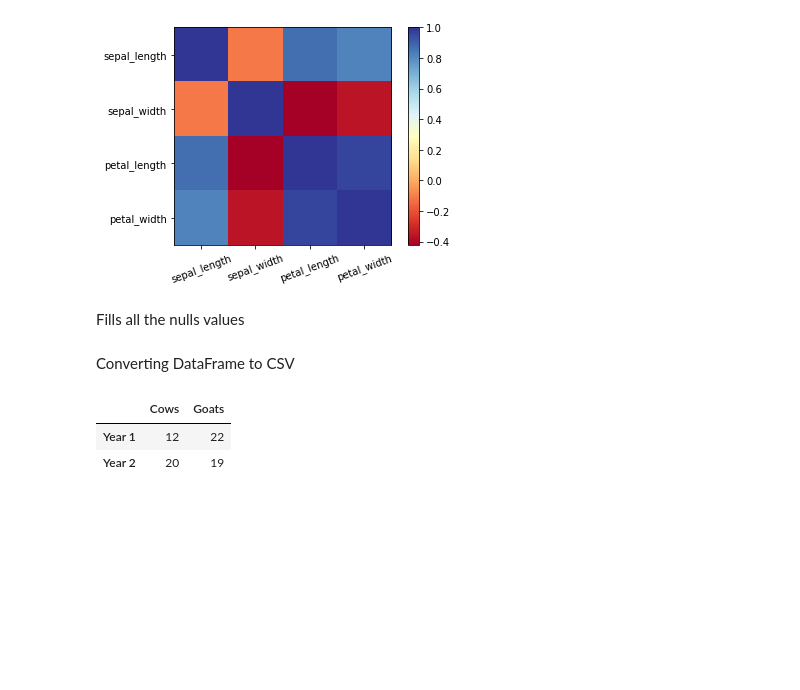
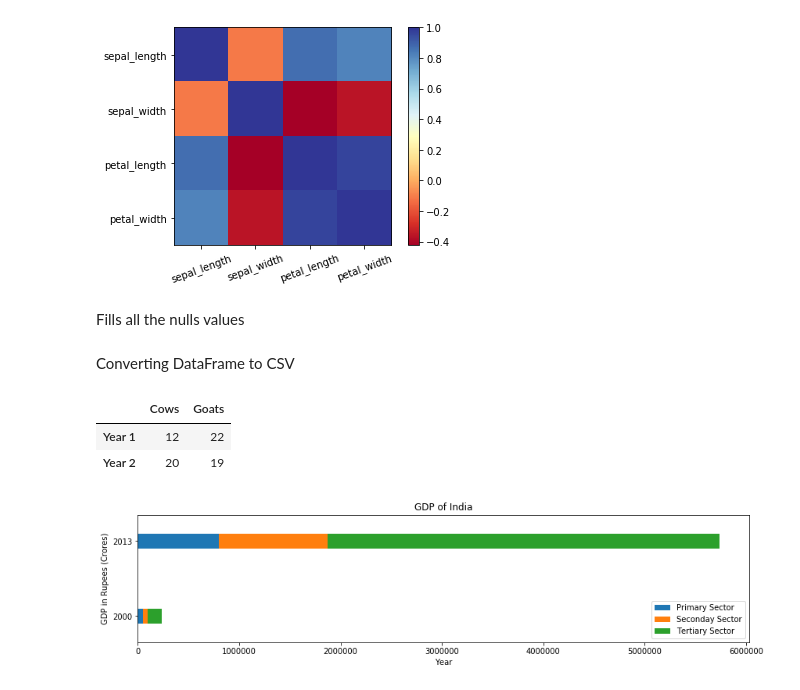
Before and after one commit to NihalShriv/ML-Libs-Learning, a Jupyter notebook: Pandas/DataFrame.ipynb, the cells around one changed output. Saved outputs shown, nothing was run; the diff lists cells and outputs as text; code cells hidden in the pictures; blank space fills up the shorter version.

Commit message:
Adding GDP plot

```diff
--- a/Pandas/DataFrame.ipynb
+++ b/Pandas/DataFrame.ipynb
@@ -324,3 +324,16 @@ animals
 | Year 2 | 20 | 19 |
 # %%
 animals.to_csv('cows_and_goats.csv')
+# %%
+data = pd.DataFrame([[2000,52000,48500,133500], [2013,800500,1074000,3868000]],
+                    columns = ['Year', 'Primary Sector', 'Seconday Sector', 'Tertiary Sector'])
+data.set_index(["Year"], inplace = True)
+# %%
+data.plot.barh(stacked = True, width = 0.2, figsize = (14,3))
+plt.title('GDP of India')
+plt.xticks(rotation = 'horizontal')
+plt.xlabel('Year')
+plt.ylabel('GDP in Rupees (Crores)')
+plt.show()
+# %% [output]
+[figure, added]
```
Also changed, not shown: parts of 2 cells of this notebook.
